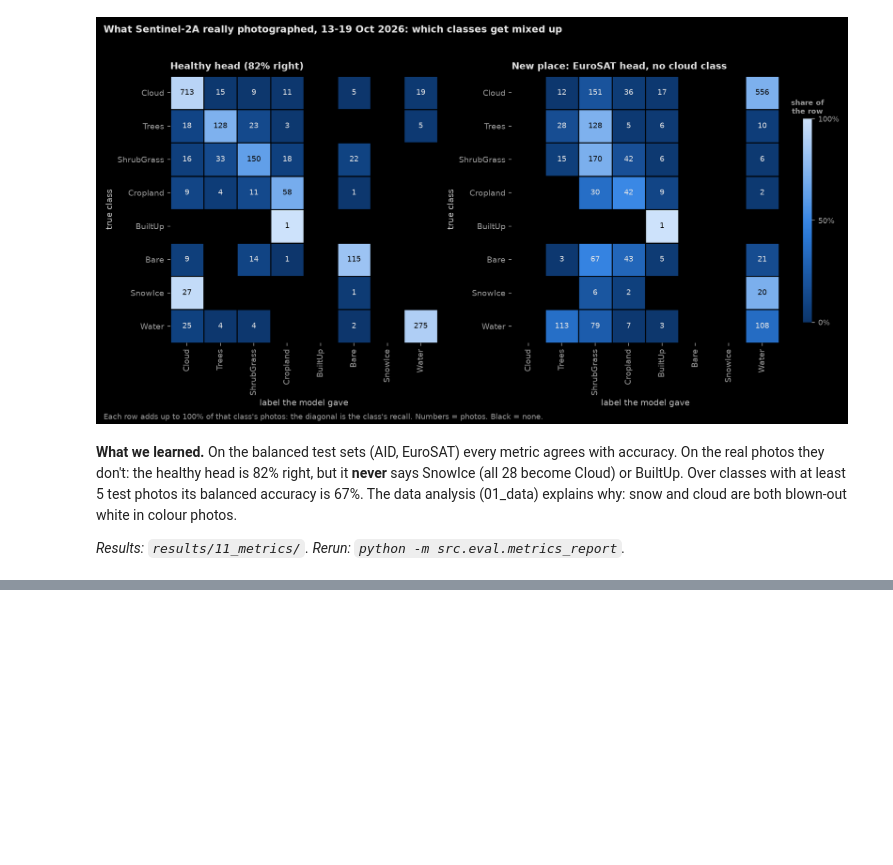
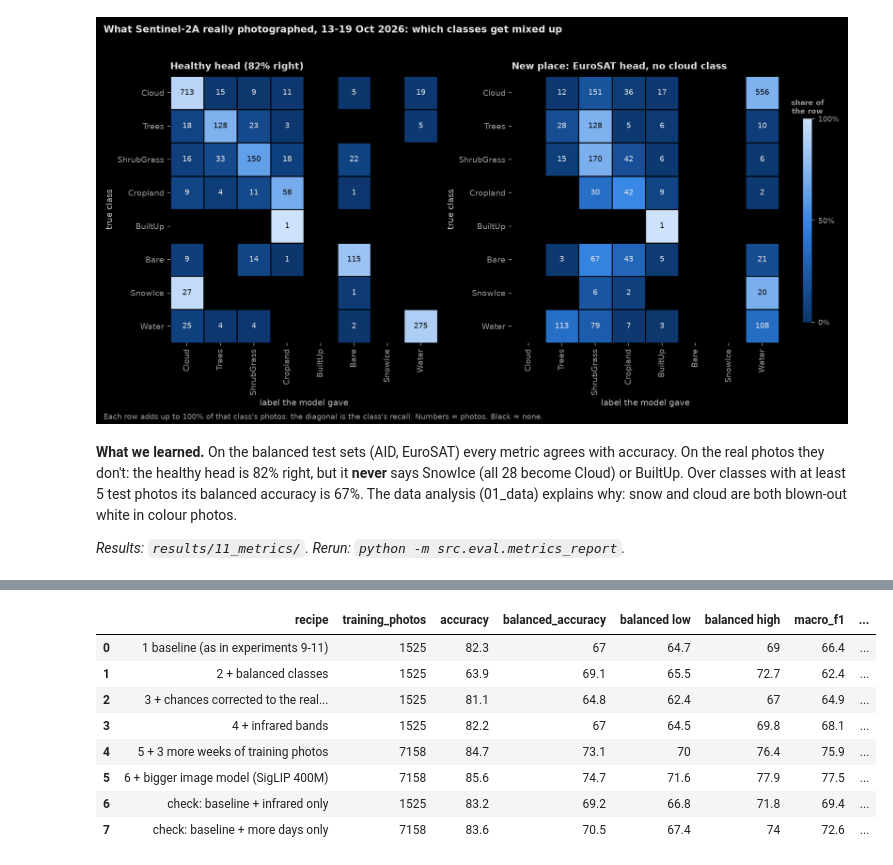
Before and after one commit to devxsubh/orbit-agent, a Jupyter notebook: notebooks/02_experiments.ipynb, the cells around one changed output, grey strips where cells are left out. Saved outputs shown, nothing was run; the diff lists cells and outputs as text; code cells hidden in the pictures; blank space fills up the shorter version.

```diff
--- a/notebooks/02_experiments.ipynb
+++ b/notebooks/02_experiments.ipynb
@@ -483,0 +500,17 @@ BuiltUp. Over classes with at least 5 test photos its balanced accuracy is 67%.
+# %%
+runs = pd.read_csv(find("retrain_real_*.csv")[-1])
+show = runs[["recipe", "training_photos", "accuracy", "balanced_accuracy", "balanced_accuracy_low", "balanced_accuracy_high",
+             "macro_f1", "recall_SnowIce", "recall_Cropland", "calibration_error", "brier"]].copy()
+for col in ["accuracy", "balanced_accuracy", "balanced_accuracy_low", "balanced_accuracy_high", "macro_f1", "recall_SnowIce", "recall_Cropland"]:
+    show[col] = (100 * show[col]).round(1)
+show.rename(columns={"balanced_accuracy_low": "balanced low", "balanced_accuracy_high": "balanced high"})
+# %% [output]
+|  | recipe | training_photos | accuracy | balanced_accuracy | balanced low | balanced high | macro_f1 | ... |
+| 0 | 1 baseline (as in experiments 9-11) | 1525 | 82.3 | 67 | 64.7 | 69 | 66.4 | ... |
+| 1 | 2 + balanced classes | 1525 | 63.9 | 69.1 | 65.5 | 72.7 | 62.4 | ... |
+| 2 | 3 + chances corrected to the real... | 1525 | 81.1 | 64.8 | 62.4 | 67 | 64.9 | ... |
+| 3 | 4 + infrared bands | 1525 | 82.2 | 67 | 64.5 | 69.8 | 68.1 | ... |
+| 4 | 5 + 3 more weeks of training photos | 7158 | 84.7 | 73.1 | 70 | 76.4 | 75.9 | ... |
+| 5 | 6 + bigger image model (SigLIP 400M) | 7158 | 85.6 | 74.7 | 71.6 | 77.9 | 77.5 | ... |
+| 6 | check: baseline + infrared only | 1525 | 83.2 | 69.2 | 66.8 | 71.8 | 69.4 | ... |
+| 7 | check: baseline + more days only | 7158 | 83.6 | 70.5 | 67.4 | 74 | 72.6 | ... |
```
Also changed, not shown: parts of 6 cells of this notebook, 14 other files.
